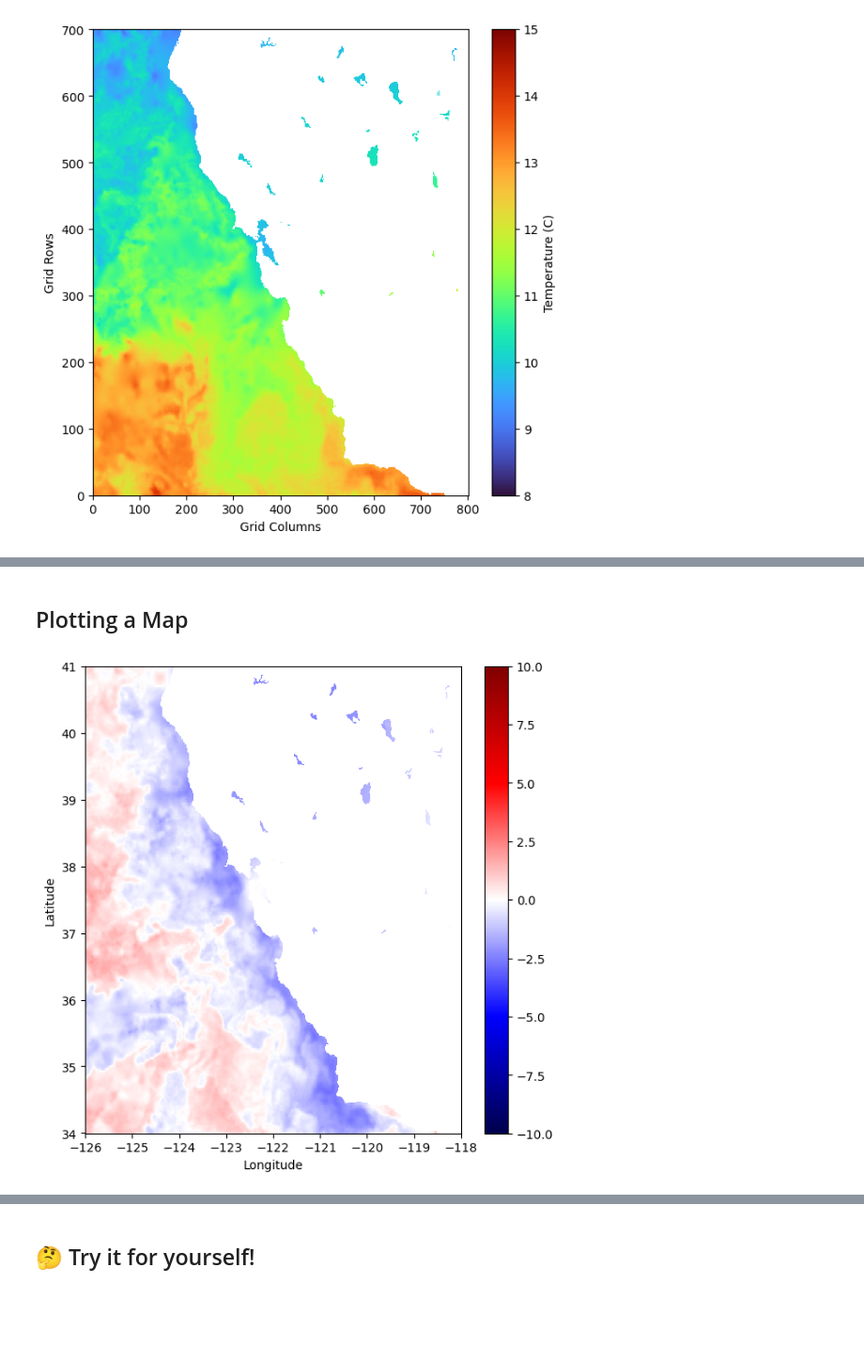
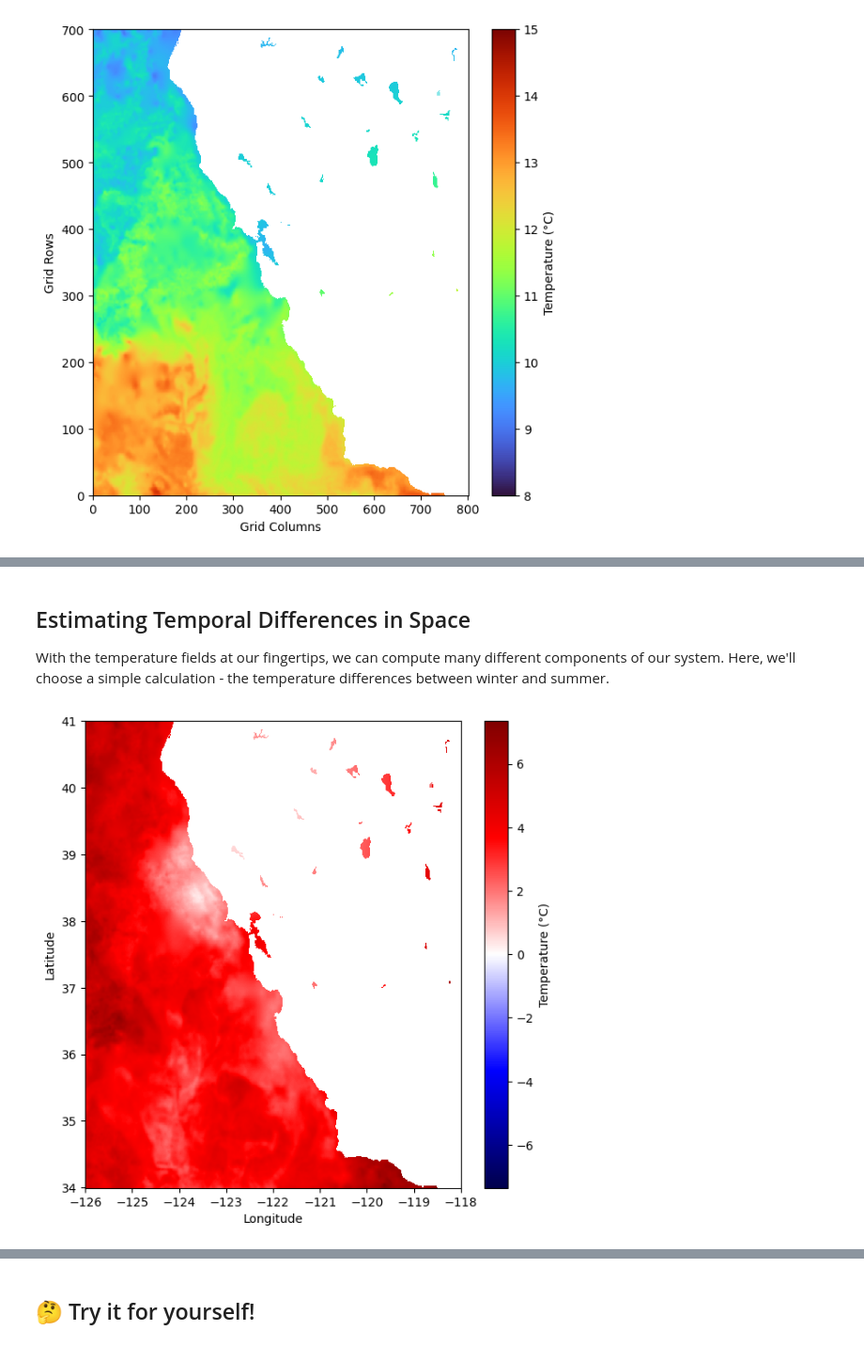
Before and after one commit to ProfMikeWood/ocean_remote_sensing_book, a Jupyter notebook: labs/lab05_sst_python.ipynb, the cells around one changed output, grey strips where cells are left out. Shown at 94% size. Drawn from its saved outputs; the diff is of its cells as text; code cells hidden in the pictures; blank space fills up the shorter version.

```diff
--- a/labs/lab05_sst_python.ipynb
+++ b/labs/lab05_sst_python.ipynb
@@ -40,2 +43,3 @@ When the file downloads, save it into your Lab 5/Data folder. Then, to facilitat
 # %%
-data_dir = '../data/'
+# enter a path to your data folder here
+data_dir = '../data/labs/lab05'
@@ -215,15 +257,21 @@ plt.show()
 # %% [markdown]
-## Plotting a Map
+## Estimating Temporal Differences in Space
+
+With the temperature fields at our fingertips, we can compute many different components of our system. Here, we'll choose a simple calculation - the temperature differences between winter and summer.
 # %%
-difference = sst[81,:,:]-sst[0,:,:]
-max_difference = 10#np.max(np.abs(anomaly))
+# compute the differences between the beginning and end of the time series
+difference = sst[-1,:,:]-sst[0,:,:]
 
+# compute the maximum difference to be used for plotting
+max_difference = np.max(np.abs(difference))
+
+# make a map of the differences
 plt.figure(figsize=(7,7))
 C = plt.pcolormesh(longitude, latitude, difference,
                    cmap='seismic', vmin=-max_difference, vmax=max_difference)
-plt.colorbar(C)
+plt.colorbar(C, label='Temperature (°C)')
 plt.xlabel('Longitude')
 plt.ylabel('Latitude')
 plt.show()
 # %% [output]
-[figure, old version]
+[figure, new version]
```
Also changed, not shown: parts of 27 cells of this notebook, 4 other files.
